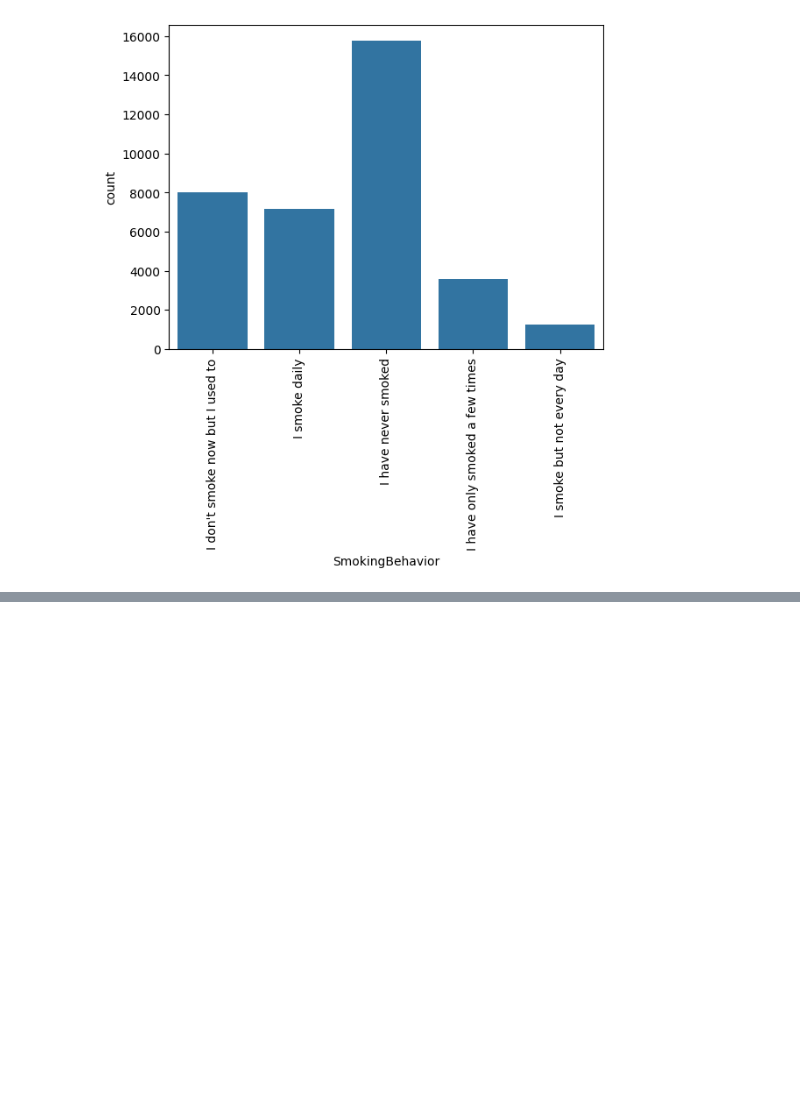
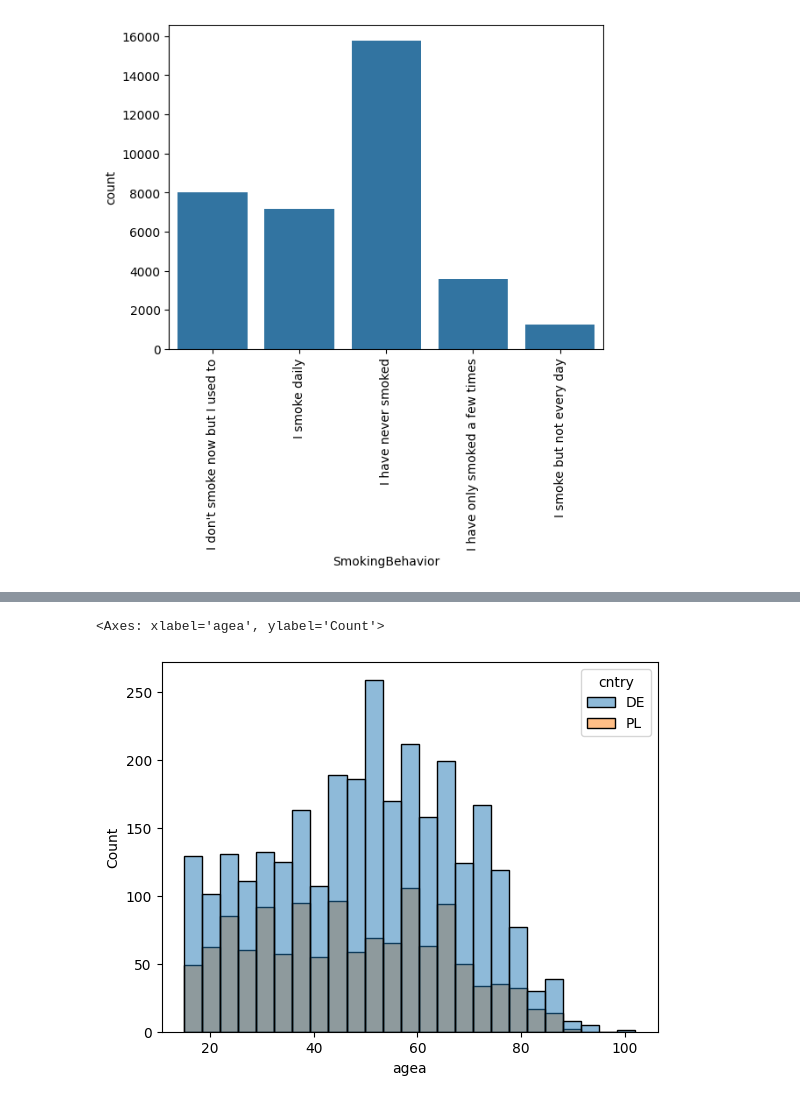
Before and after one commit to kw10-uw/DataScienceJungle, a Jupyter notebook: EDA/4GraphicalAnalysis.ipynb, the cells around one changed output, grey strips where cells are left out. Drawn from its saved outputs; the diff is of its cells as text; code cells hidden in the pictures; blank space fills up the shorter version.

```diff
--- a/EDA/4GraphicalAnalysis.ipynb
+++ b/EDA/4GraphicalAnalysis.ipynb
@@ -64,0 +77,4 @@ globalSmoking
+# %%
+feel_dict = {1.0: "Very close", 2.0: "Close", 3.0:"Not very close", 4.0:"Not close at all"}
+
+smoke["attachment"] = smoke["fclcntr"].map(feel_dict)
@@ -64,0 +87,7 @@ globalSmoking
+# %%
+plde = smoke[smoke["cntry"].isin(["PL", "DE"])]
+hist_pl_ge = sns.histplot(plde, x="agea", hue="cntry")
+hist_pl_ge
+# %% [output]
+<Axes: xlabel='agea', ylabel='Count'>
+[figure, added]
```
Also changed, not shown: parts of 12 cells of this notebook.
